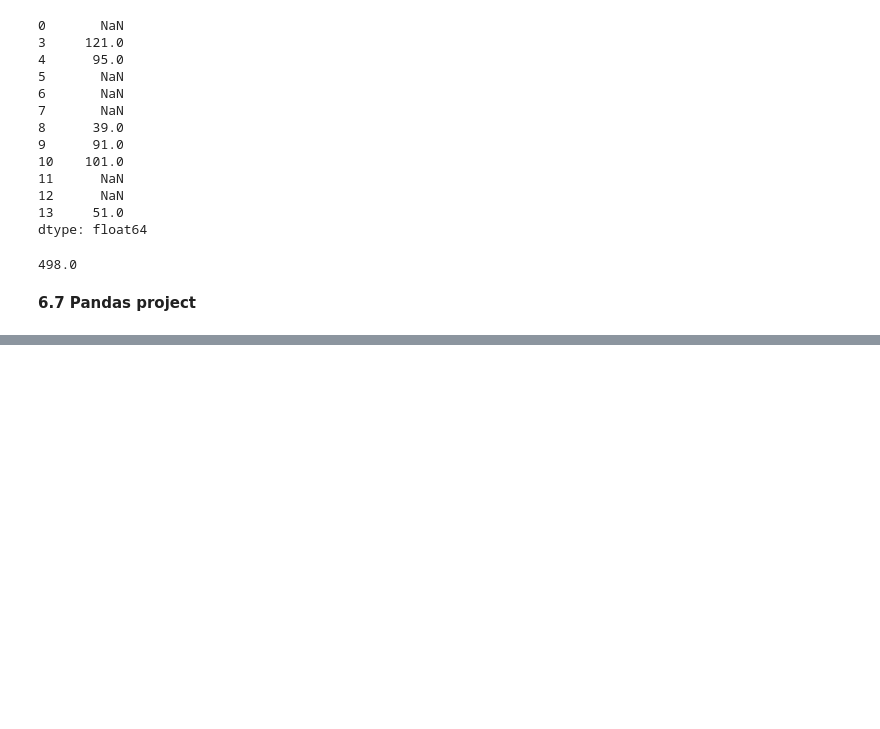
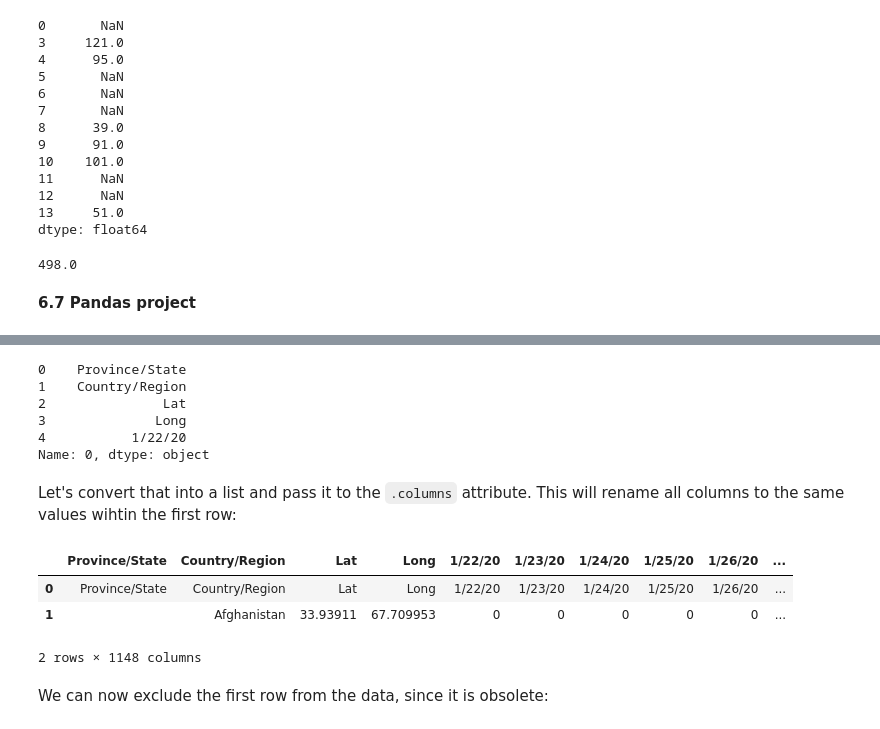
Before and after one commit to johan-ekman/learning_python, a Jupyter notebook: continuation_course/solutions.ipynb, the cells around one changed output, grey strips where cells are left out. Cells and saved outputs as stored; diff of their text form; code cells hidden in the pictures; blank space fills up the shorter version.

```diff
--- a/continuation_course/solutions.ipynb
+++ b/continuation_course/solutions.ipynb
@@ -1520,0 +1548,11 @@ df = df.sort_values('dead_p_100k',ascending=False)
+# %%
+df.iloc[0,:].head()
+# %% [output]
+0    Province/State
+1    Country/Region
+2               Lat
+3              Long
+4           1/22/20
+Name: 0, dtype: object
+# %% [markdown]
+Let's convert that into a list and pass it to the `.columns` attribute. This will rename all columns to the same values wihtin the first row:
@@ -1520,0 +1561,9 @@ df = df.sort_values('dead_p_100k',ascending=False)
+# %%
+df.head(2)
+# %% [output]
+|  | Province/State | Country/Region | Lat | Long | 1/22/20 | 1/23/20 | 1/24/20 | 1/25/20 | 1/26/20 | ... |
+| 0 | Province/State | Country/Region | Lat | Long | 1/22/20 | 1/23/20 | 1/24/20 | 1/25/20 | 1/26/20 | ... |
+| 1 |  | Afghanistan | 33.93911 | 67.709953 | 0 | 0 | 0 | 0 | 0 | ... |
+2 rows × 1148 columns
+# %% [markdown]
+We can now exclude the first row from the data, since it is obsolete:
```
Also changed, not shown: parts of 56 cells of this notebook, 1 other file.
